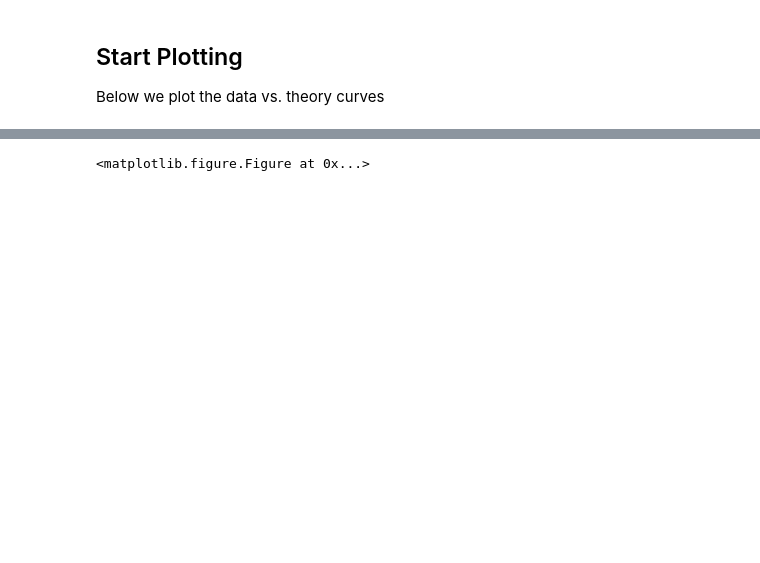
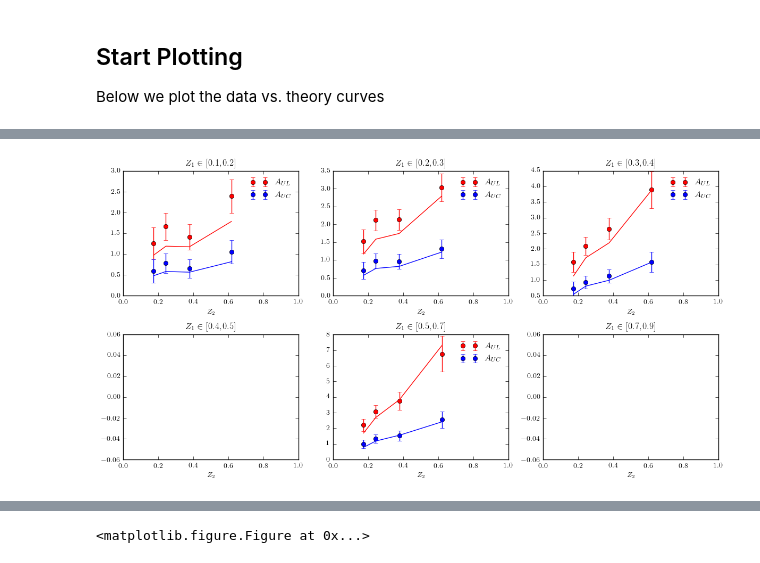
Before and after one commit to zack0179/transfer, a Jupyter notebook: fitlab/notebooks/sia.ipynb, the cells around one changed output, grey strips where cells are left out. Cells and saved outputs as stored; diff of their text form; code cells hidden in the pictures; blank space fills up the shorter version.

```diff
--- a/fitlab/notebooks/sia.ipynb
+++ b/fitlab/notebooks/sia.ipynb
@@ -115,0 +150,4 @@ def plot(data):
+# %%
+plot(data[2008], data[2009], '$A_{UL}$', '$A_{UC}$')
+# %% [output]
+[figure, added]
```
Also changed, not shown: parts of 17 cells of this notebook, 2 other files.
